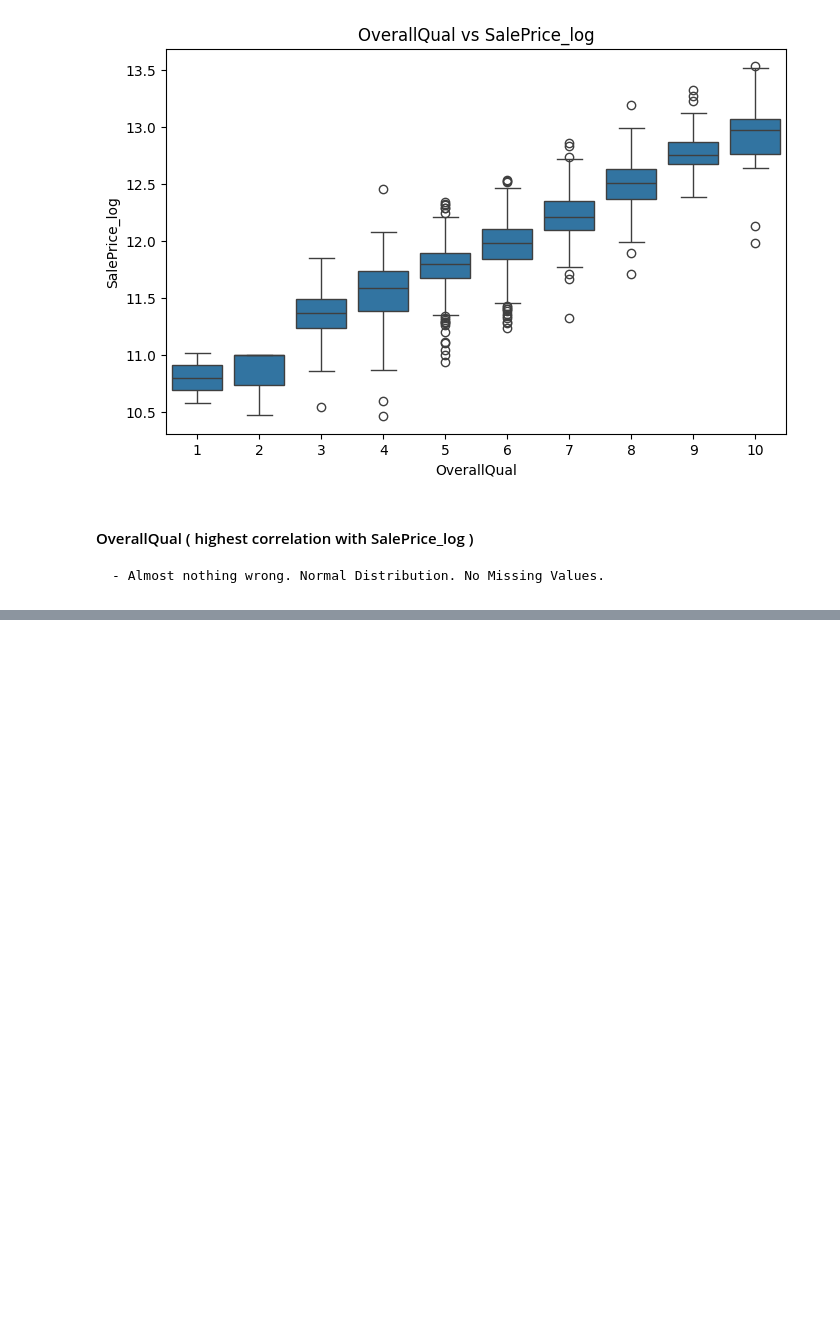
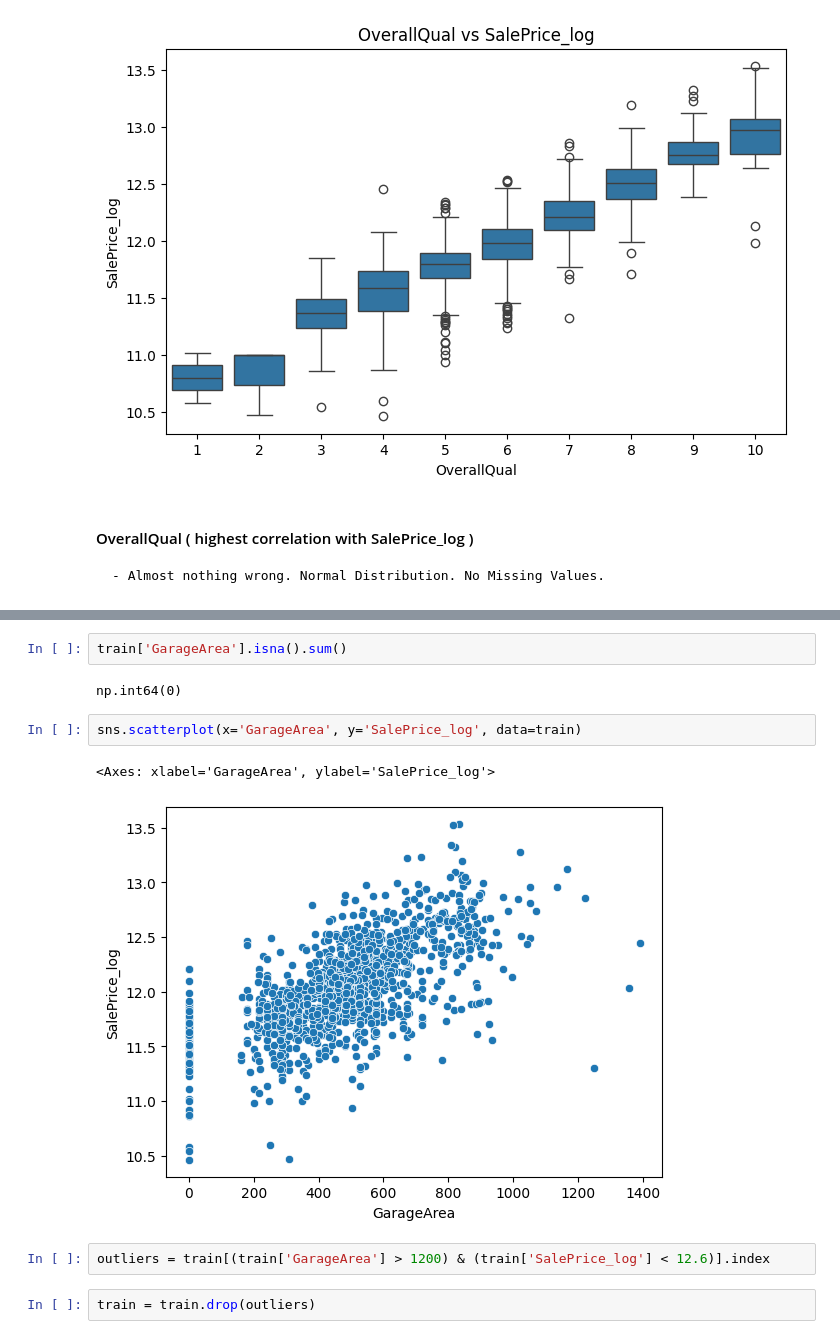
Before and after one commit to SardarAhmed05/ml_learning_journey, a Jupyter notebook: projects/house_price_prediction/notebooks/house_price_prediction.ipynb, the cells around one changed output, grey strips where cells are left out. Cells and saved outputs as stored; diff of their text form; blank space fills up the shorter version.

```diff
--- a/projects/house_price_prediction/notebooks/house_price_prediction.ipynb
+++ b/projects/house_price_prediction/notebooks/house_price_prediction.ipynb
@@ -121,0 +177,13 @@ plt.show()
+# %%
+train['GarageArea'].isna().sum()
+# %% [output]
+np.int64(0)
+# %%
+sns.scatterplot(x='GarageArea', y='SalePrice_log', data=train)
+# %% [output]
+<Axes: xlabel='GarageArea', ylabel='SalePrice_log'>
+[figure, added]
+# %%
+outliers = train[(train['GarageArea'] > 1200) & (train['SalePrice_log'] < 12.6)].index
+# %%
+train = train.drop(outliers)
```
Also changed, not shown: parts of 9 cells of this notebook, 2 other files.
